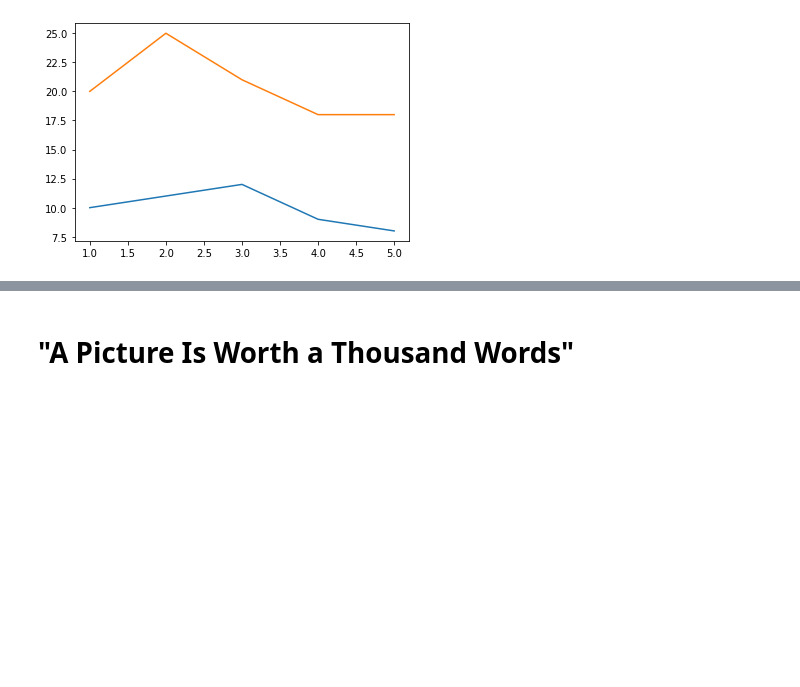
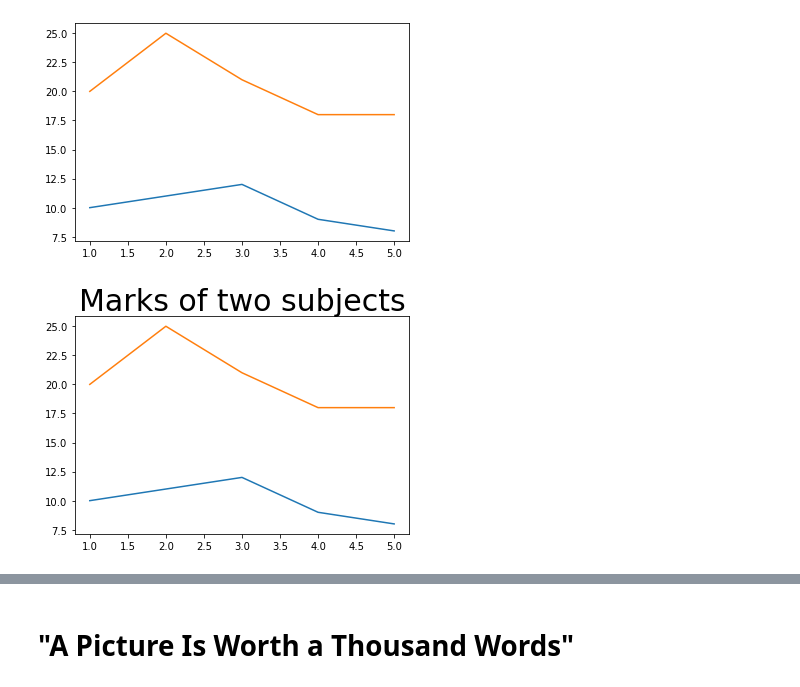
Before and after one commit to vivekc18/pydata, a Jupyter notebook: Data_visualization_with_python.ipynb, the cells around one changed output, grey strips where cells are left out. Cells and saved outputs as stored; diff of their text form; code cells hidden in the pictures; blank space fills up the shorter version.

Commit message:
graphs

```diff
--- a/Data_visualization_with_python.ipynb
+++ b/Data_visualization_with_python.ipynb
@@ -27,3 +27,18 @@ plt.plot(i,y)
 plt.show()
 # %% [output]
 [figure]
+# %%
+import pandas as pd
+import numpy as np
+import matplotlib.pyplot as plt
+df = pd.DataFrame([[10,20],[11,25,],[12,21],[9,18],[8,18]],index=[1,2,3,4,5],columns=['OSA','CN'])
+i = df.index
+x = df['OSA']
+y = df['CN']
+
+plt.plot(i,x)
+plt.plot(i,y)
+plt.title('Marks of two subjects',color='k',fontsize=30)
+plt.show()
+# %% [output]
+[figure, added]
```
Also changed, not shown: parts of 26 cells of this notebook.
